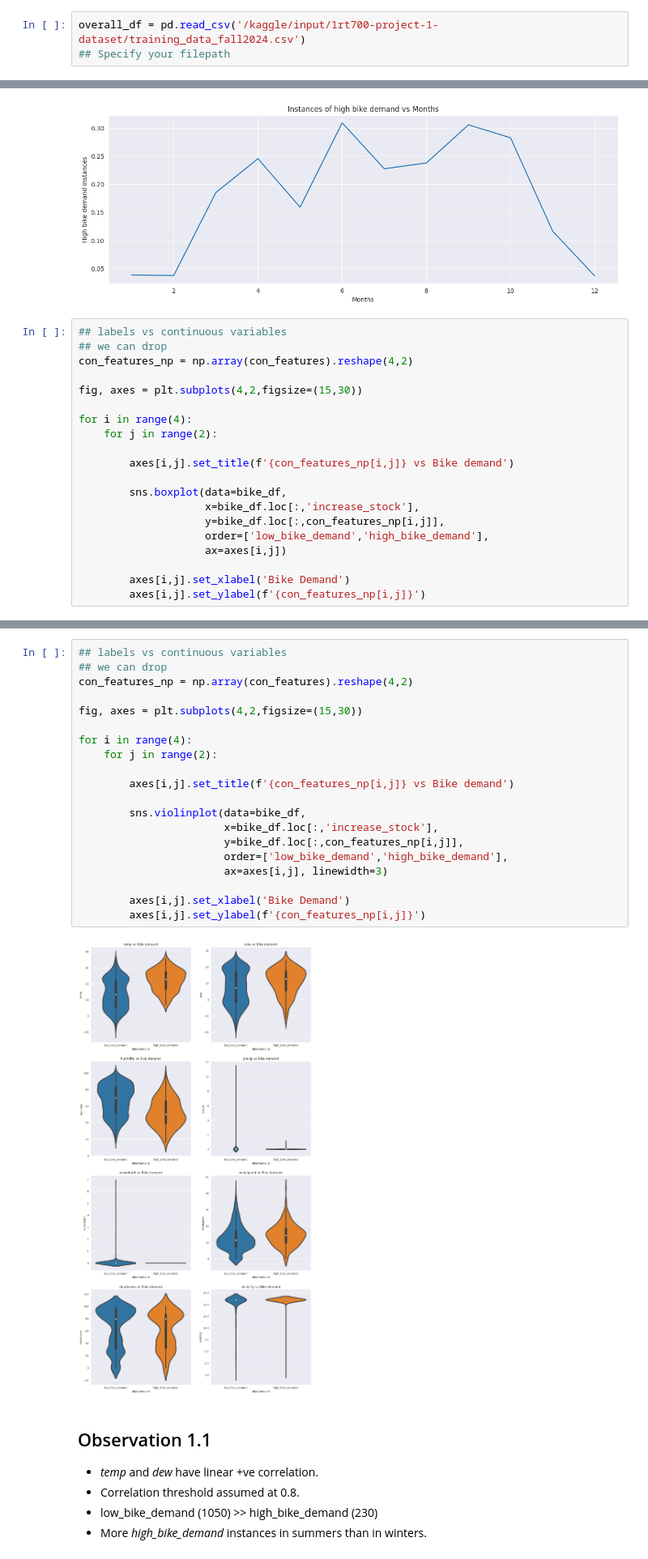
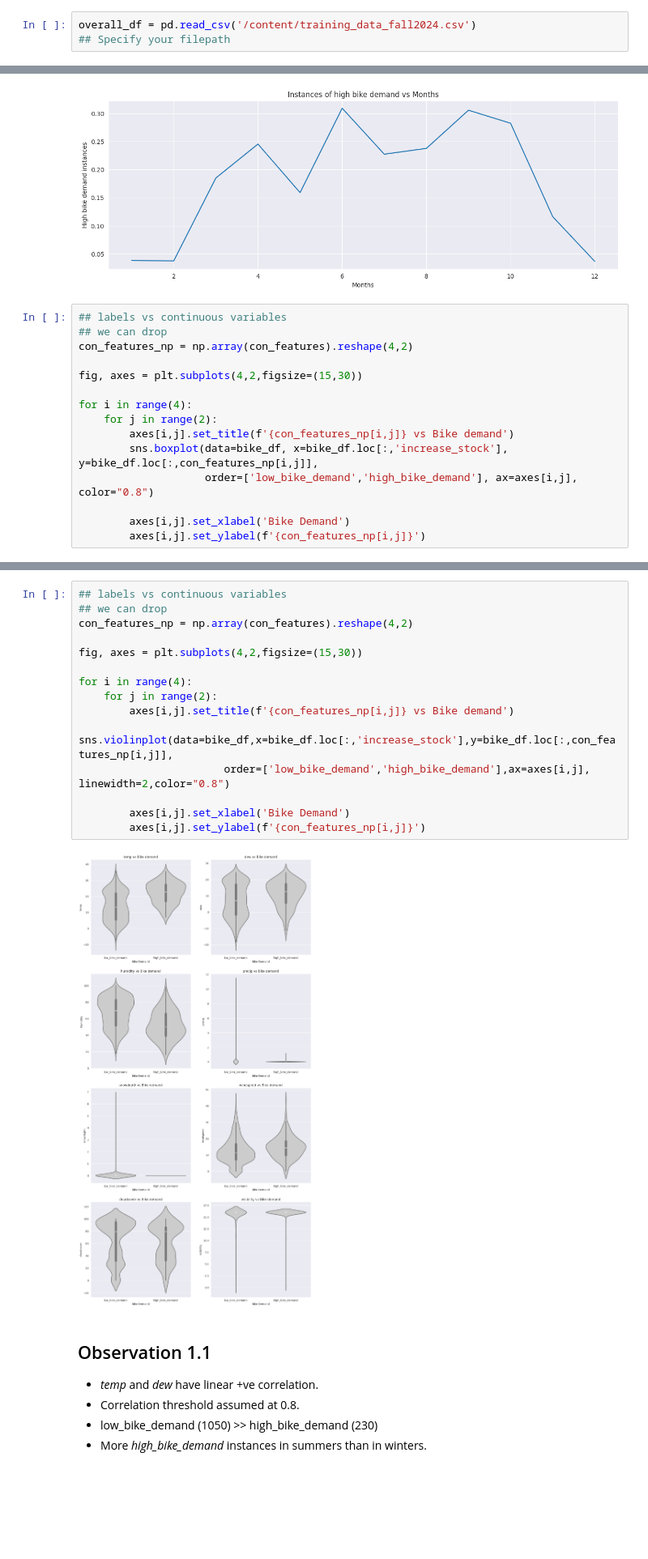
Before and after one commit to kartikey2807/Bike-Classification-1RT700, a Jupyter notebook: ExpViz.ipynb, the cells around one changed output, grey strips where cells are left out. Shown at 81% size. Saved outputs shown, nothing was run; the diff lists cells and outputs as text; blank space fills up the shorter version.

Commit message:
Fix rendering and figures

```diff
--- a/ExpViz.ipynb
+++ b/ExpViz.ipynb
@@ -17,7 +17,7 @@ import seaborn as sns
 
 %matplotlib inline
 # %%
-overall_df = pd.read_csv('/kaggle/input/1rt700-project-1-dataset/training_data_fall2024.csv')
+overall_df = pd.read_csv('/content/training_data_fall2024.csv')
 ## Specify your filepath
 # %%
 overall_df.info()
@@ -212,14 +213,9 @@ fig, axes = plt.subplots(4,2,figsize=(15,30))
 
 for i in range(4):
     for j in range(2):
-
         axes[i,j].set_title(f'{con_features_np[i,j]} vs Bike demand')
-
-        sns.boxplot(data=bike_df,
-                    x=bike_df.loc[:,'increase_stock'],
-                    y=bike_df.loc[:,con_features_np[i,j]],
-                    order=['low_bike_demand','high_bike_demand'],
-                    ax=axes[i,j])
+        sns.boxplot(data=bike_df, x=bike_df.loc[:,'increase_stock'], y=bike_df.loc[:,con_features_np[i,j]],
+                    order=['low_bike_demand','high_bike_demand'], ax=axes[i,j], color="0.8")
 
         axes[i,j].set_xlabel('Bike Demand')
         axes[i,j].set_ylabel(f'{con_features_np[i,j]}')
@@ -228,25 +224,20 @@ for i in range(4):
 # %%
 ## labels vs continuous variables
 ## we can drop
 con_features_np = np.array(con_features).reshape(4,2)
 
 fig, axes = plt.subplots(4,2,figsize=(15,30))
 
 for i in range(4):
     for j in range(2):
-
         axes[i,j].set_title(f'{con_features_np[i,j]} vs Bike demand')
-
-        sns.violinplot(data=bike_df,
-                       x=bike_df.loc[:,'increase_stock'],
-                       y=bike_df.loc[:,con_features_np[i,j]],
-                       order=['low_bike_demand','high_bike_demand'],
-                       ax=axes[i,j], linewidth=3)
+        sns.violinplot(data=bike_df,x=bike_df.loc[:,'increase_stock'],y=bike_df.loc[:,con_features_np[i,j]],
+                       order=['low_bike_demand','high_bike_demand'],ax=axes[i,j], linewidth=2,color="0.8")
 
         axes[i,j].set_xlabel('Bike Demand')
         axes[i,j].set_ylabel(f'{con_features_np[i,j]}')
 # %% [output]
-[figure, old version]
+[figure, new version]
 # %% [markdown]
 ## Observation 1.1
 * *temp* and *dew* have linear +ve correlation.
```
Also changed, not shown: parts of 3 cells of this notebook.
